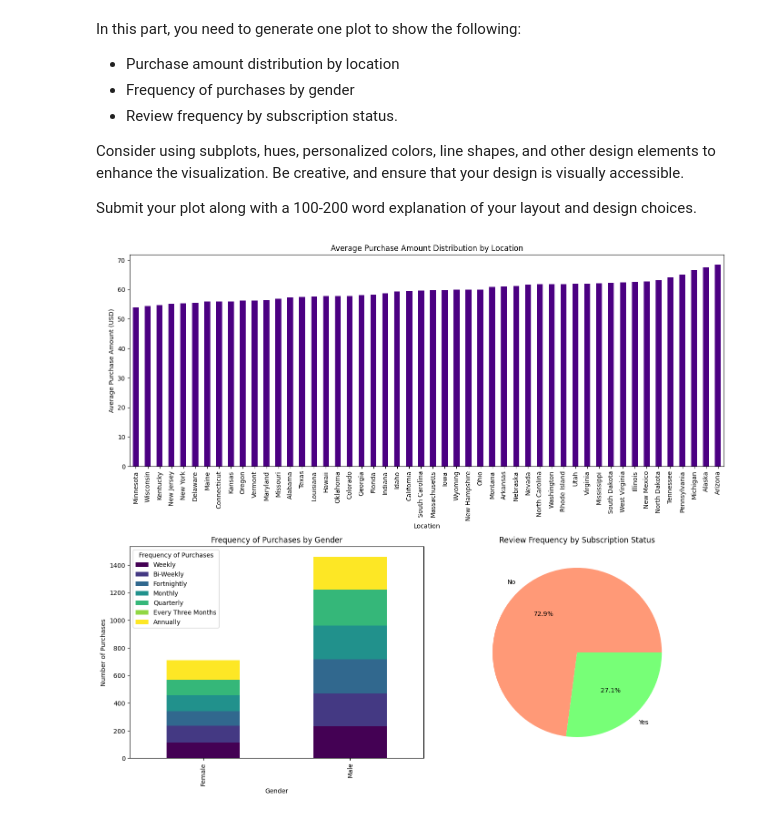
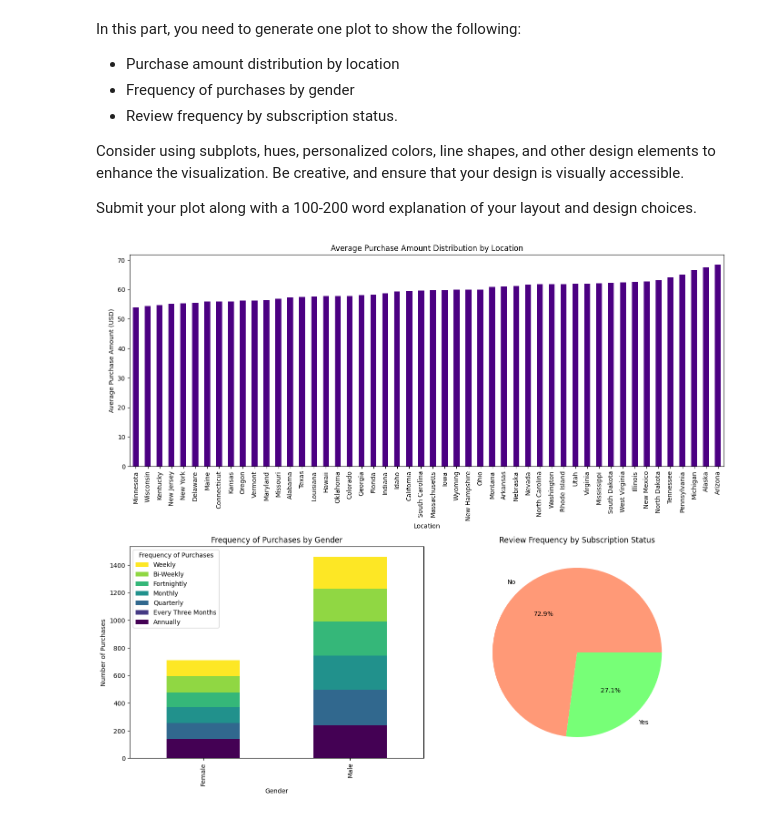
Before and after one commit to ss73/Programming-in-Python-Standard-and-External-Library-Packages-5KK048-53603, a Jupyter notebook: lab-4_1-pandas-and-pyplot.ipynb, the cells around one changed output. Saved outputs shown, nothing was run; the diff lists cells and outputs as text; code cells hidden in the pictures.

Commit message:
Fix display order in legend of second plot

```diff
--- a/lab-4_1-pandas-and-pyplot.ipynb
+++ b/lab-4_1-pandas-and-pyplot.ipynb
@@ -276,32 +276,34 @@ fig = plt.figure(figsize=(14, 18))
 gs = gridspec.GridSpec(3, 2, height_ratios=[1, 1, 1])
 
 # Purchase amount distribution by location (spans both columns)
 ax1 = fig.add_subplot(gs[0, :])
 df.groupby('Location')['Purchase Amount (USD)'].mean().sort_values().plot(kind='bar', ax=ax1, color='indigo')
 ax1.set_title('Average Purchase Amount Distribution by Location')
 ax1.set_xlabel('Location')
 ax1.set_ylabel('Average Purchase Amount (USD)')
 ax1.tick_params(axis='x', rotation=90)
 
 # Frequency of purchases by gender (left column)
 ax2 = fig.add_subplot(gs[1, 0])
-order = ['Weekly', 'Bi-Weekly', 'Fortnightly', 'Monthly', 'Quarterly', 'Every Three Months', 'Annually']
+order = ['Annually', 'Every Three Months', 'Quarterly', 'Monthly', 'Fortnightly', 'Bi-Weekly', 'Weekly']
 df['Frequency of Purchases'] = pd.Categorical(df['Frequency of Purchases'], categories=order, ordered=True)
 df.groupby(['Gender', 'Frequency of Purchases'], observed=False).size().unstack().reindex(columns=order).plot(kind='bar', stacked=True, ax=ax2, colormap='viridis')
+handles, labels = ax2.get_legend_handles_labels()
+ax2.legend(handles[::-1], labels[::-1], title='Frequency of Purchases')
 ax2.set_title('Frequency of Purchases by Gender')
 ax2.set_xlabel('Gender')
 ax2.set_ylabel('Number of Purchases')
 
 # Review frequency by subscription status (right column)
 ax3 = fig.add_subplot(gs[1, 1])
 df2[df2['Review Rating'].notnull()].groupby('Subscription Status').size().plot(kind='pie', autopct='%1.1f%%', ax=ax3, colors=['#ff9977', '#77ff77'])
 ax3.set_title('Review Frequency by Subscription Status')
 ax3.set_ylabel('')
 
 # Increase padding between charts
 plt.subplots_adjust(hspace=0.4)
 
 plt.tight_layout()
 plt.show()
 # %% [output]
-[figure, old version]
+[figure, new version]
```
